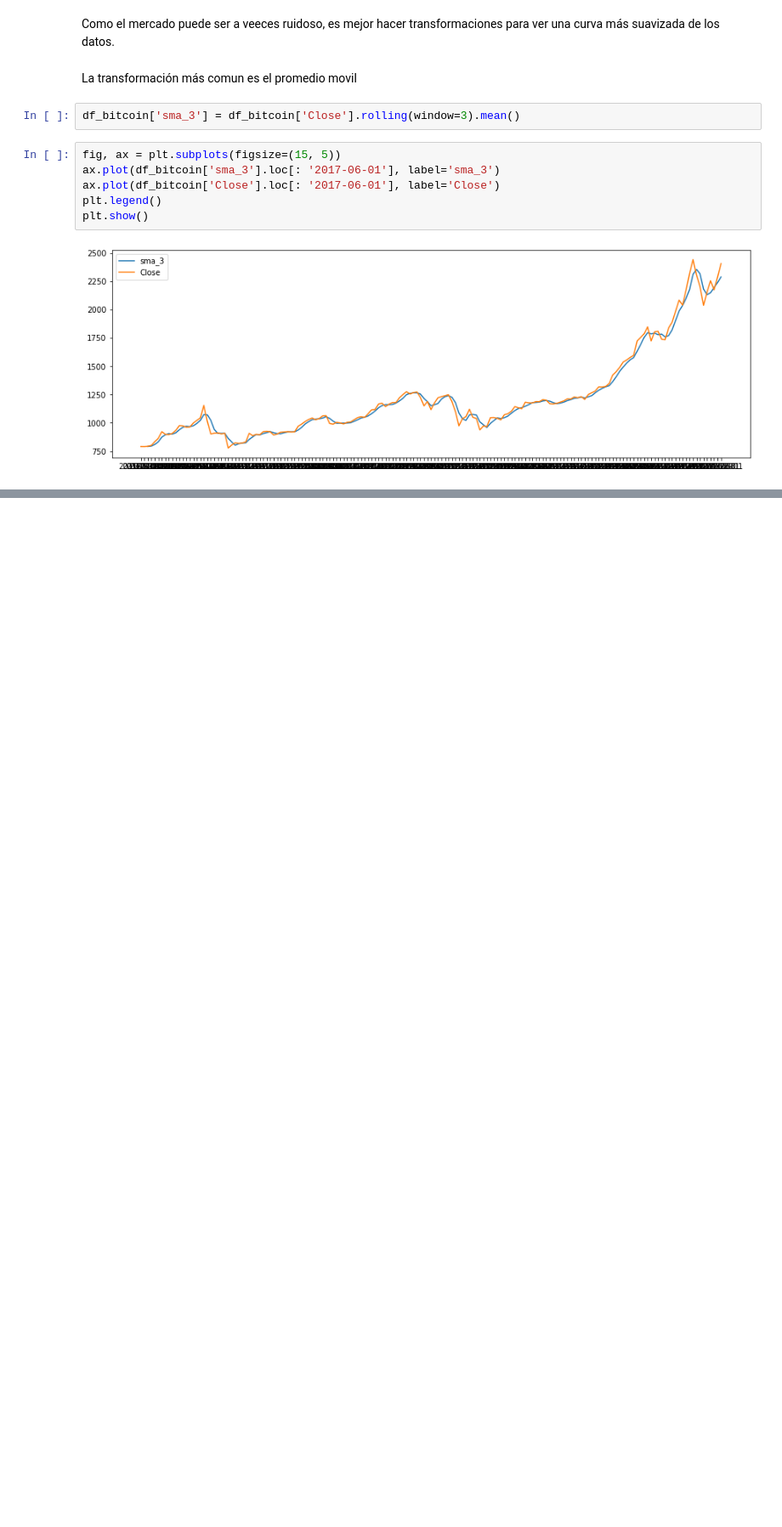
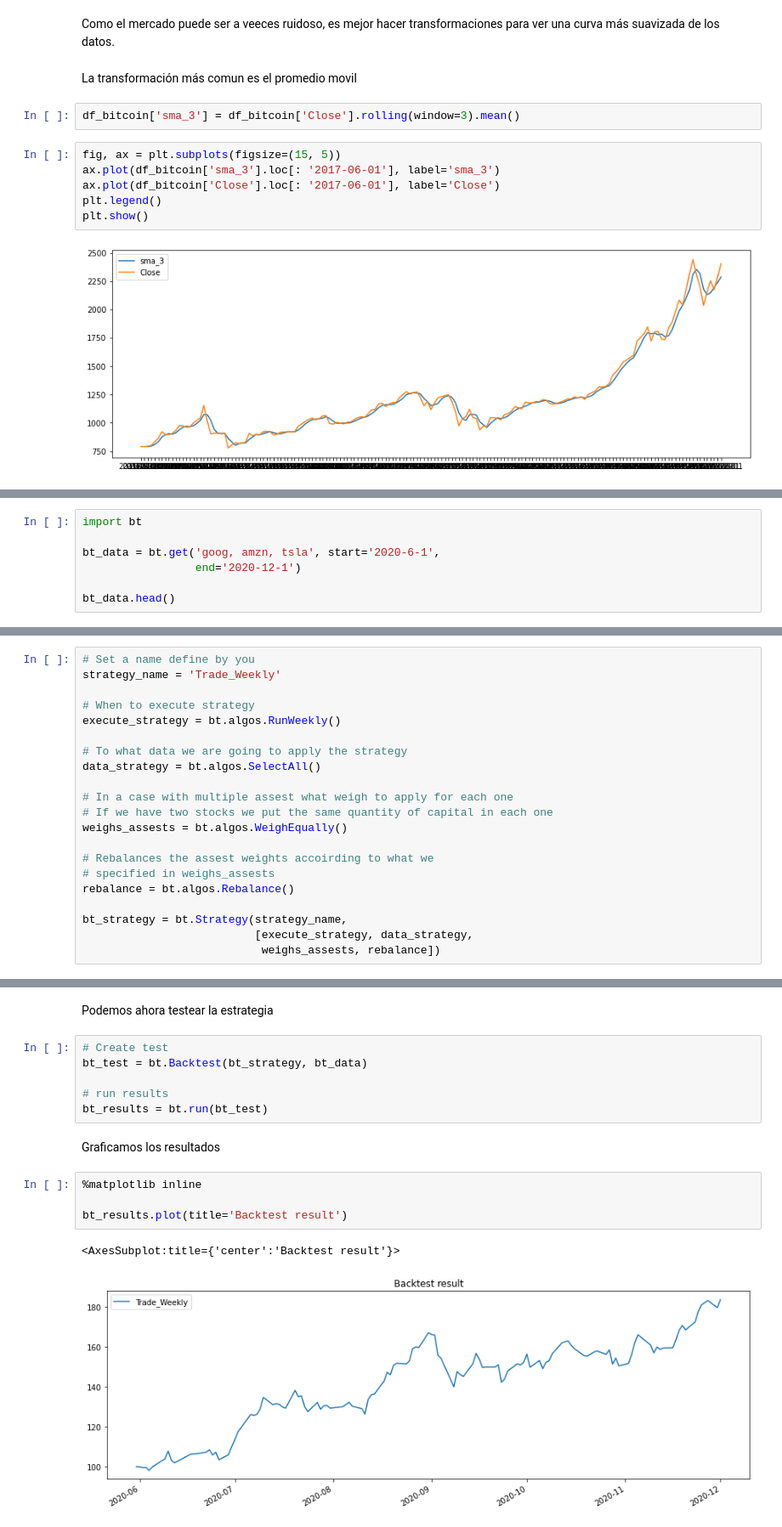
Before and after one commit to PamelaMunozCaceres/Python-Study, a Jupyter notebook: Financial Trading in Python.ipynb, the cells around one changed output, grey strips where cells are left out. Shown at 85% size. Saved outputs shown, nothing was run; the diff lists cells and outputs as text; blank space fills up the shorter version.

```diff
--- a/Financial Trading in Python.ipynb
+++ b/Financial Trading in Python.ipynb
@@ -80,0 +98,7 @@ plt.show()
+# %%
+import bt
+
+bt_data = bt.get('goog, amzn, tsla', start='2020-6-1',
+                 end='2020-12-1')
+
+bt_data.head()
@@ -80,0 +115,21 @@ plt.show()
+# %%
+# Set a name define by you
+strategy_name = 'Trade_Weekly'
+
+# When to execute strategy
+execute_strategy = bt.algos.RunWeekly()
+
+# To what data we are going to apply the strategy
+data_strategy = bt.algos.SelectAll()
+
+# In a case with multiple assest what weigh to apply for each one
+# If we have two stocks we put the same quantity of capital in each one
+weighs_assests = bt.algos.WeighEqually()
+
+# Rebalances the assest weights accoirding to what we
+# specified in weighs_assests
+rebalance = bt.algos.Rebalance()
+
+bt_strategy = bt.Strategy(strategy_name,
+                          [execute_strategy, data_strategy,
+                           weighs_assests, rebalance])
@@ -80,0 +138,17 @@ plt.show()
+# %% [markdown]
+Podemos ahora testear la estrategia
+# %%
+# Create test
+bt_test = bt.Backtest(bt_strategy, bt_data)
+
+# run results
+bt_results = bt.run(bt_test)
+# %% [markdown]
+Graficamos los resultados
+# %%
+%matplotlib inline
+
+bt_results.plot(title='Backtest result')
+# %% [output]
+<AxesSubplot:title={'center':'Backtest result'}>
+[figure, added]
```
Also changed, not shown: parts of 13 cells of this notebook.
